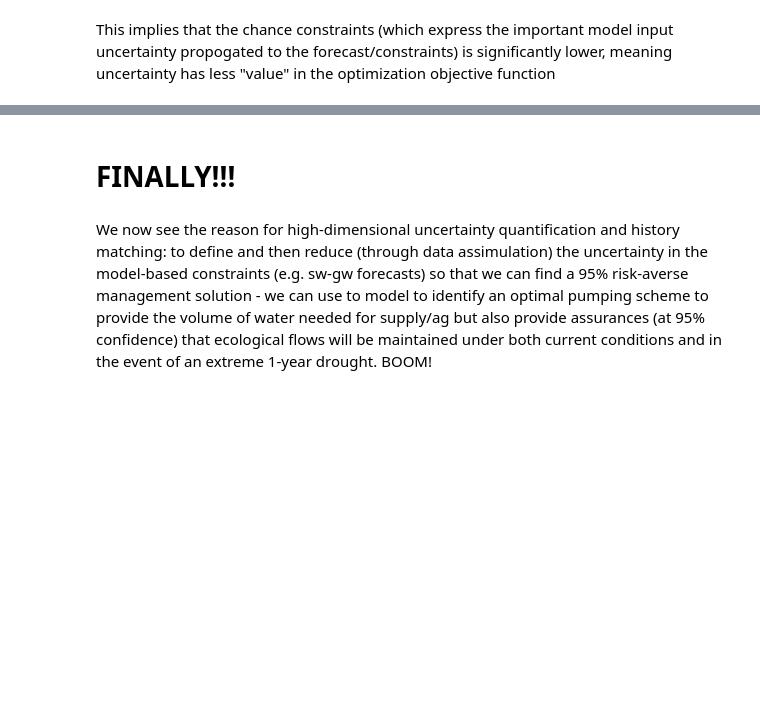
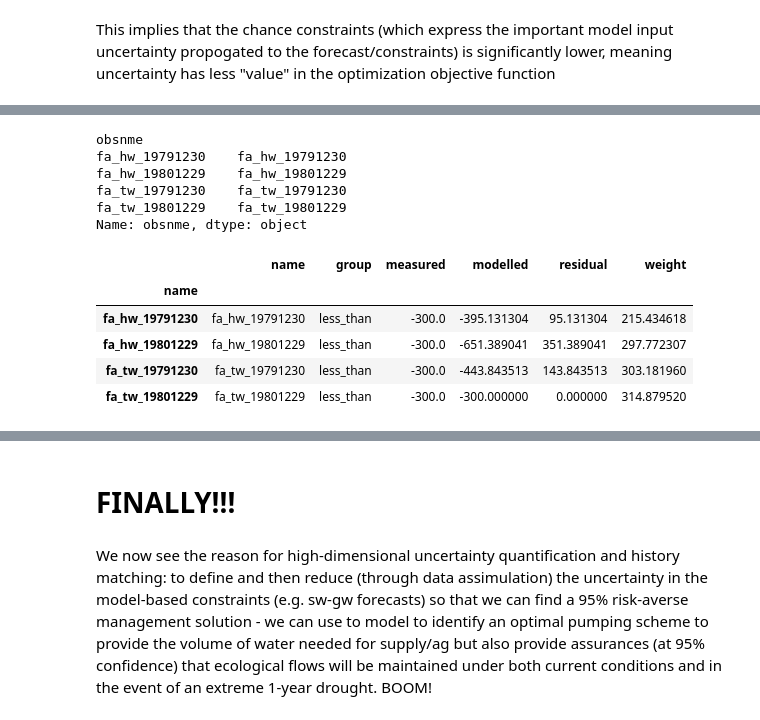
Before and after one commit to mnfienen/GW1876, a Jupyter notebook: activities_2day_mfm/notebooks/pestpp-opt.ipynb, the cells around one changed output, grey strips where cells are left out. Cells and saved outputs as stored; diff of their text form; code cells hidden in the pictures; blank space fills up the shorter version.

```diff
--- a/activities_2day_mfm/notebooks/pestpp-opt.ipynb
+++ b/activities_2day_mfm/notebooks/pestpp-opt.ipynb
@@ -148,6 +277,3 @@ Wait!  Something is wrong here:  The cumulative well flux constraint is not unce
-# %%
-pr_std["flx_wells_19791230"] = 1.0e-10
-pr_std
 # %%
 pst.observation_data.loc[pst.nnz_obs_names,"weight"] = pr_std.loc[pst.nnz_obs_names]
 pst.pestpp_options["opt_std_weights"] = True
@@ -179,7 +331,7 @@ par_df.loc[dvg_pars,:]
 # %% [markdown]
 Oh snap!  that means we can do all sort of kewl optimization testing really really fast...we can test a (slightly) risk averse stance too:
 # %%
-pst.pestpp_options["opt_risk"] = 0.54
+pst.pestpp_options["opt_risk"] = 0.51
 pst.write(os.path.join(m_d,"freyberg_opt_restart.pst"))
 pyemu.os_utils.run("pestpp-opt freyberg_opt_restart.pst",cwd=m_d)
 par_df = pyemu.pst_utils.read_parfile(os.path.join(m_d,"freyberg_opt_restart.1.par"))
@@ -190,5 +353,4 @@ Lets use the functionality to evaluate how our OUU problem changes if we use pos
 # %%
 obs_df = pd.read_csv(os.path.join("master_ies","freyberg_ies.3.obs.csv"),index_col=0)
 pt_std = obs_df.std().loc[pst.nnz_obs_names]
-pt_std["flx_wells_19791230"] = 1.0e-10
 obs_df.std().loc[pst.nnz_obs_names]
@@ -210,6 +399,22 @@ par_df.loc[dvg_pars,:]
+# %%
+pst.less_than_obs_constraints
+# %% [output]
+obsnme
+fa_hw_19791230    fa_hw_19791230
+fa_hw_19801229    fa_hw_19801229
+fa_tw_19791230    fa_tw_19791230
+fa_tw_19801229    fa_tw_19801229
+Name: obsnme, dtype: object
 # %%
-res_df = pyemu.pst_utils.read_resfile(os.path.join(m_d,"freyberg_opt_restart.jcb.1.rei")).loc[pst.nnz_obs_names,:]
+res_df = pyemu.pst_utils.read_resfile(os.path.join(m_d,"freyberg_opt_restart.1.est+fosm.rei")).loc[pst.nnz_obs_names,:]
 res_df
+# %% [output]
+|  | name | group | measured | modelled | residual | weight |
+| name |  |  |  |  |  |  |
+| fa_hw_19791230 | fa_hw_19791230 | less_than | -300.0 | -395.131304 | 95.131304 | 215.434618 |
+| fa_hw_19801229 | fa_hw_19801229 | less_than | -300.0 | -651.389041 | 351.389041 | 297.772307 |
+| fa_tw_19791230 | fa_tw_19791230 | less_than | -300.0 | -443.843513 | 143.843513 | 303.181960 |
+| fa_tw_19801229 | fa_tw_19801229 | less_than | -300.0 | -300.000000 | 0.000000 | 314.879520 |
 # %%
 pst.pestpp_options["opt_risk"] = 0.95
 pst.write(os.path.join(m_d,"freyberg_opt_restart.pst"))
```
Also changed, not shown: parts of 39 cells of this notebook, 17 other files.
